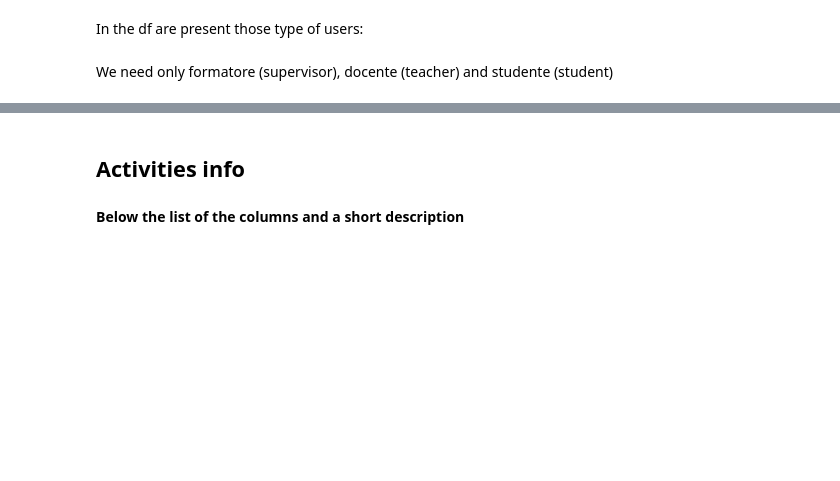
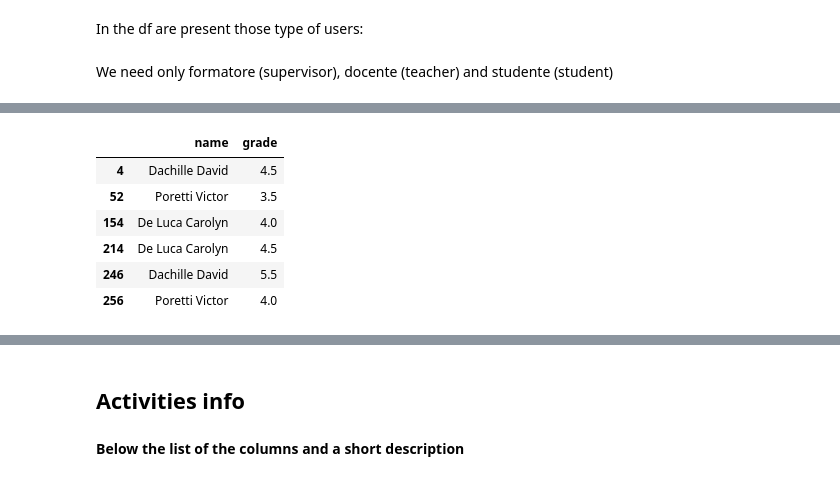
Before and after one commit to pietroairaghi/dualt_analysis, a Jupyter notebook: notebooks/preprocess_pipeline.ipynb, the cells around one changed output, grey strips where cells are left out. Drawn from its saved outputs; the diff is of its cells as text; code cells hidden in the pictures; blank space fills up the shorter version.

```diff
--- a/notebooks/preprocess_pipeline.ipynb
+++ b/notebooks/preprocess_pipeline.ipynb
@@ -71,0 +119,10 @@ teachers    = users[users['teacher'] == 1]
+# %%
+grades_1st[grades_1st.duplicated(['name'], keep=False)]
+# %% [output]
+|  | name | grade |
+| 4 | Dachille David | 4.5 |
+| 52 | Poretti Victor | 3.5 |
+| 154 | De Luca Carolyn | 4.0 |
+| 214 | De Luca Carolyn | 4.5 |
+| 246 | Dachille David | 5.5 |
+| 256 | Poretti Victor | 4.0 |
```
Also changed, not shown: parts of 21 cells of this notebook, 13 other files.
